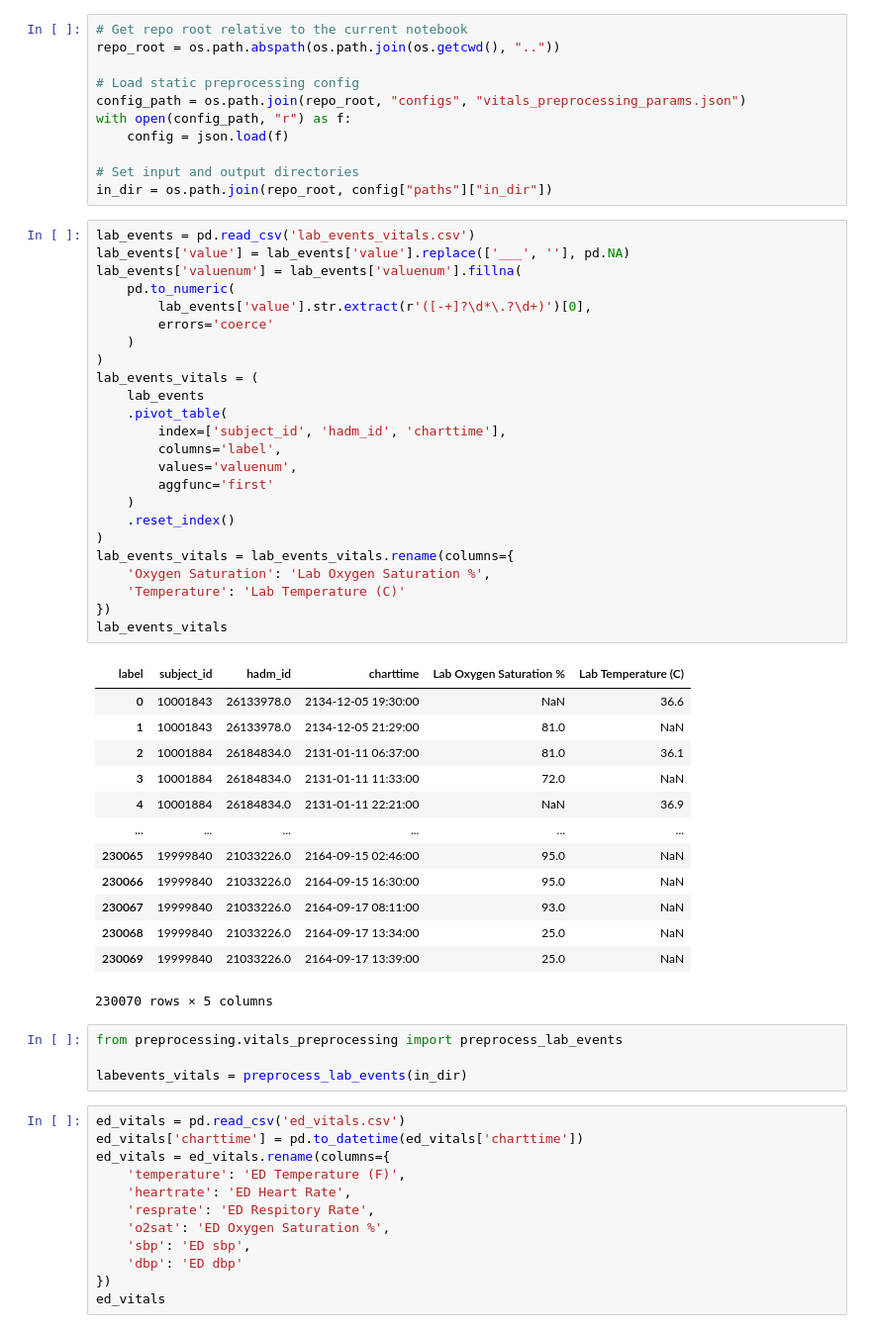
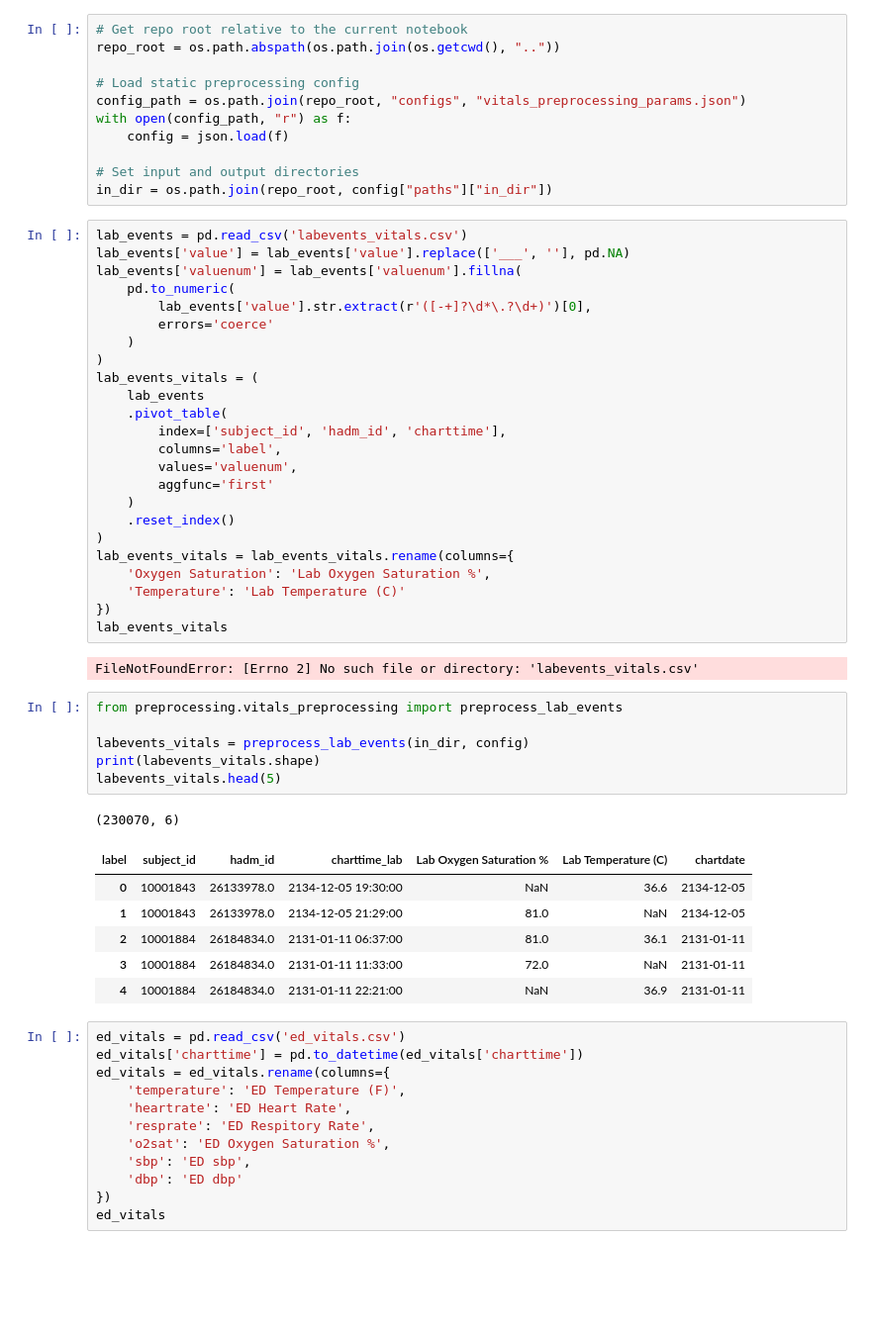
Before and after one commit to brandonng2/CardioTwin, a Jupyter notebook: notebooks/vitals_preprocessing.ipynb, the cells around one changed output. Shown at 99% size. Saved outputs shown, nothing was run; the diff lists cells and outputs as text; blank space fills up the shorter version.

```diff
--- a/notebooks/vitals_preprocessing.ipynb
+++ b/notebooks/vitals_preprocessing.ipynb
@@ -31,7 +31,7 @@ with open(config_path, "r") as f:
 # Set input and output directories
 in_dir = os.path.join(repo_root, config["paths"]["in_dir"])
 # %%
-lab_events = pd.read_csv('lab_events_vitals.csv')
+lab_events = pd.read_csv('labevents_vitals.csv')
 lab_events['value'] = lab_events['value'].replace(['___', ''], pd.NA)
 lab_events['valuenum'] = lab_events['valuenum'].fillna(
     pd.to_numeric(
@@ -55,23 +55,21 @@ lab_events_vitals = lab_events_vitals.rename(columns={
 })
 lab_events_vitals
 # %% [output]
-| label | subject_id | hadm_id | charttime | Lab Oxygen Saturation % | Lab Temperature (C) |
-| 0 | 10001843 | 26133978.0 | 2134-12-05 19:30:00 | NaN | 36.6 |
-| 1 | 10001843 | 26133978.0 | 2134-12-05 21:29:00 | 81.0 | NaN |
-| 2 | 10001884 | 26184834.0 | 2131-01-11 06:37:00 | 81.0 | 36.1 |
-| 3 | 10001884 | 26184834.0 | 2131-01-11 11:33:00 | 72.0 | NaN |
-| 4 | 10001884 | 26184834.0 | 2131-01-11 22:21:00 | NaN | 36.9 |
-| ... | ... | ... | ... | ... | ... |
-| 230065 | 19999840 | 21033226.0 | 2164-09-15 02:46:00 | 95.0 | NaN |
-| 230066 | 19999840 | 21033226.0 | 2164-09-15 16:30:00 | 95.0 | NaN |
-| 230067 | 19999840 | 21033226.0 | 2164-09-17 08:11:00 | 93.0 | NaN |
-| 230068 | 19999840 | 21033226.0 | 2164-09-17 13:34:00 | 25.0 | NaN |
-| 230069 | 19999840 | 21033226.0 | 2164-09-17 13:39:00 | 25.0 | NaN |
-230070 rows × 5 columns
+FileNotFoundError: [Errno 2] No such file or directory: 'labevents_vitals.csv'
 # %%
 from preprocessing.vitals_preprocessing import preprocess_lab_events
 
-labevents_vitals = preprocess_lab_events(in_dir)
+labevents_vitals = preprocess_lab_events(in_dir, config)
+print(labevents_vitals.shape)
+labevents_vitals.head(5)
+# %% [output]
+(230070, 6)
+| label | subject_id | hadm_id | charttime_lab | Lab Oxygen Saturation % | Lab Temperature (C) | chartdate |
+| 0 | 10001843 | 26133978.0 | 2134-12-05 19:30:00 | NaN | 36.6 | 2134-12-05 |
+| 1 | 10001843 | 26133978.0 | 2134-12-05 21:29:00 | 81.0 | NaN | 2134-12-05 |
+| 2 | 10001884 | 26184834.0 | 2131-01-11 06:37:00 | 81.0 | 36.1 | 2131-01-11 |
+| 3 | 10001884 | 26184834.0 | 2131-01-11 11:33:00 | 72.0 | NaN | 2131-01-11 |
+| 4 | 10001884 | 26184834.0 | 2131-01-11 22:21:00 | NaN | 36.9 | 2131-01-11 |
 # %%
 ed_vitals = pd.read_csv('ed_vitals.csv')
 ed_vitals['charttime'] = pd.to_datetime(ed_vitals['charttime'])
```
Also changed, not shown: parts of 3 cells of this notebook, 4 other files.
